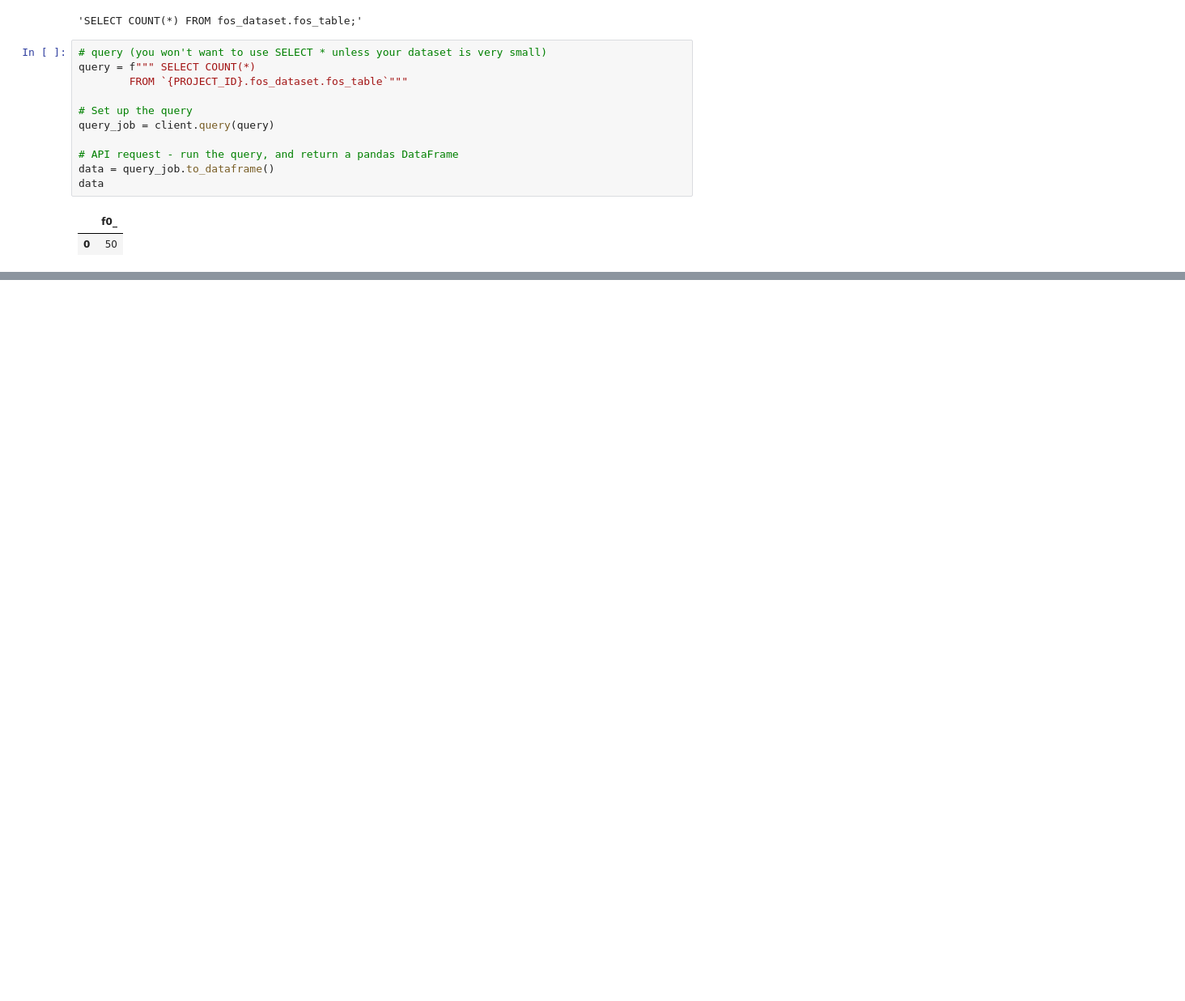
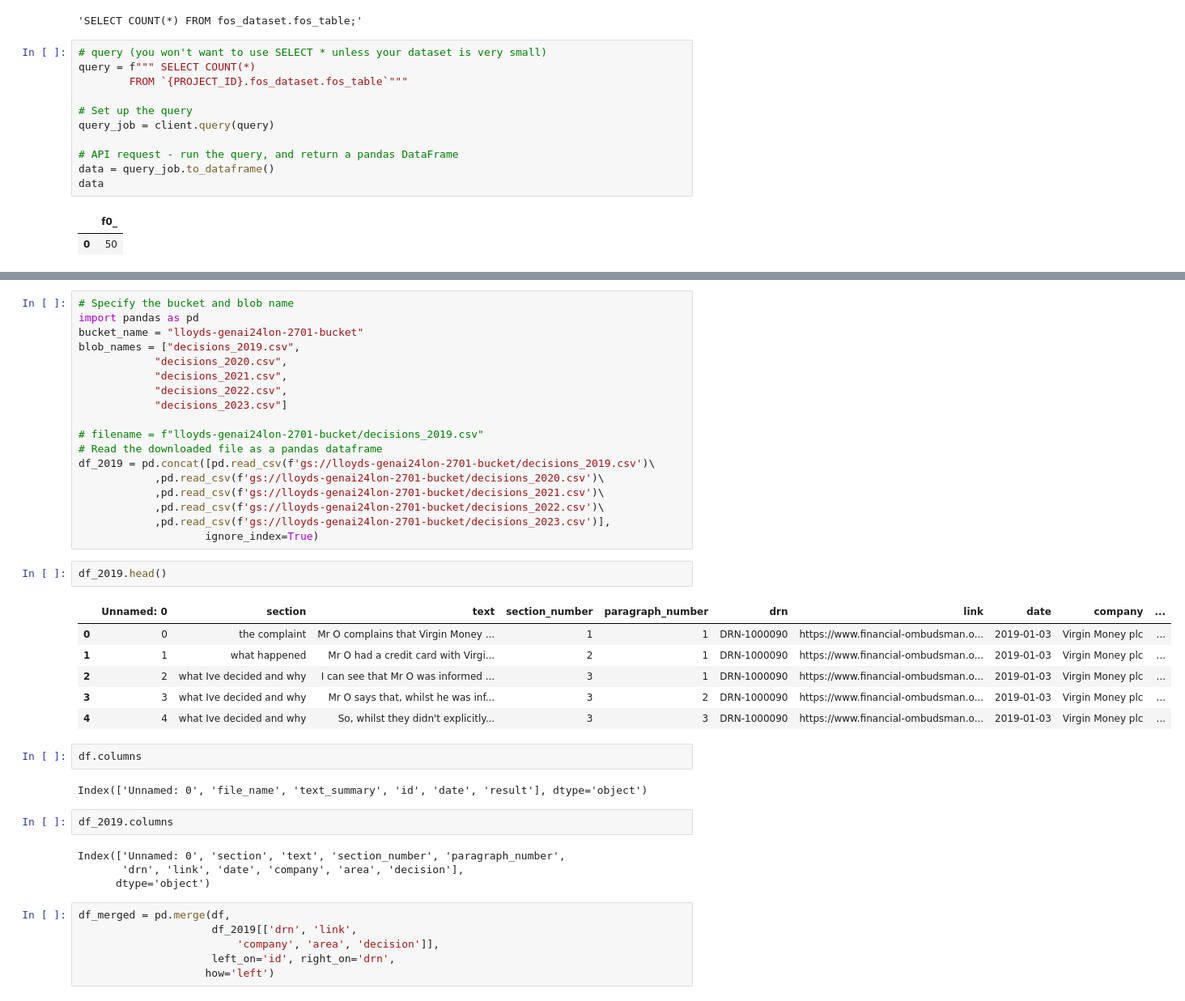
Before and after one commit to theargenator45/FOS-chatbot, a Jupyter notebook: FOS_summary.ipynb, the cells around one changed output, grey strips where cells are left out. Shown: that part at 81% size. Drawn from its saved outputs; the diff is of its cells as text; blank space fills up the shorter version.

```diff
--- a/FOS_summary.ipynb
+++ b/FOS_summary.ipynb
@@ -349,0 +416,43 @@ data
+# %%
+# Specify the bucket and blob name
+import pandas as pd
+bucket_name = "lloyds-genai24lon-2701-bucket"
+blob_names = ["decisions_2019.csv",
+            "decisions_2020.csv",
+            "decisions_2021.csv",
+            "decisions_2022.csv",
+            "decisions_2023.csv"]
+
+# filename = f"lloyds-genai24lon-2701-bucket/decisions_2019.csv"
+# Read the downloaded file as a pandas dataframe
+df_2019 = pd.concat([pd.read_csv(f'gs://lloyds-genai24lon-2701-bucket/decisions_2019.csv')\
+            ,pd.read_csv(f'gs://lloyds-genai24lon-2701-bucket/decisions_2020.csv')\
+            ,pd.read_csv(f'gs://lloyds-genai24lon-2701-bucket/decisions_2021.csv')\
+            ,pd.read_csv(f'gs://lloyds-genai24lon-2701-bucket/decisions_2022.csv')\
+            ,pd.read_csv(f'gs://lloyds-genai24lon-2701-bucket/decisions_2023.csv')],
+                    ignore_index=True)
+# %%
+df_2019.head()
+# %% [output]
+|  | Unnamed: 0 | section | text | section_number | paragraph_number | drn | link | date | company | ... |
+| 0 | 0 | the complaint | Mr O complains that Virgin Money ... | 1 | 1 | DRN-1000090 | https://www.financial-ombudsman.o... | 2019-01-03 | Virgin Money plc | ... |
+| 1 | 1 | what happened | Mr O had a credit card with Virgi... | 2 | 1 | DRN-1000090 | https://www.financial-ombudsman.o... | 2019-01-03 | Virgin Money plc | ... |
+| 2 | 2 | what Ive decided and why | I can see that Mr O was informed ... | 3 | 1 | DRN-1000090 | https://www.financial-ombudsman.o... | 2019-01-03 | Virgin Money plc | ... |
+| 3 | 3 | what Ive decided and why | Mr O says that, whilst he was inf... | 3 | 2 | DRN-1000090 | https://www.financial-ombudsman.o... | 2019-01-03 | Virgin Money plc | ... |
+| 4 | 4 | what Ive decided and why | So, whilst they didn't explicitly... | 3 | 3 | DRN-1000090 | https://www.financial-ombudsman.o... | 2019-01-03 | Virgin Money plc | ... |
+# %%
+df.columns
+# %% [output]
+Index(['Unnamed: 0', 'file_name', 'text_summary', 'id', 'date', 'result'], dtype='object')
+# %%
+df_2019.columns
+# %% [output]
+Index(['Unnamed: 0', 'section', 'text', 'section_number', 'paragraph_number',
+       'drn', 'link', 'date', 'company', 'area', 'decision'],
+      dtype='object')
+# %%
+df_merged = pd.merge(df,
+                     df_2019[['drn', 'link',
+                         'company', 'area', 'decision']],
+                     left_on='id', right_on='drn',
+                    how='left')
```
Also changed, not shown: parts of 9 cells of this notebook, 12 other files.
